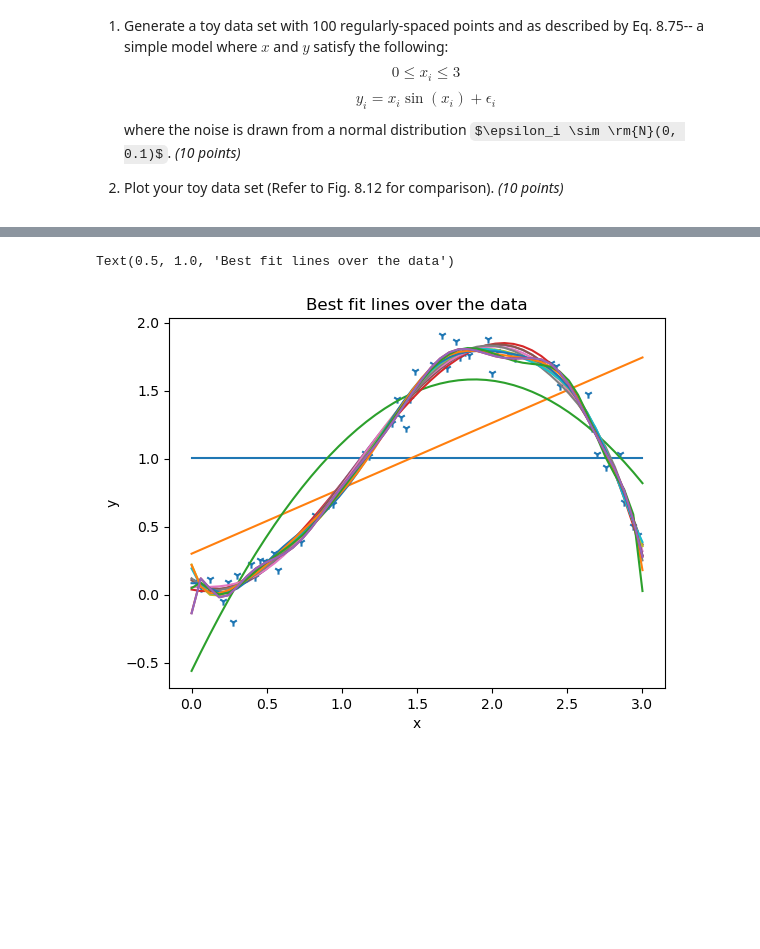
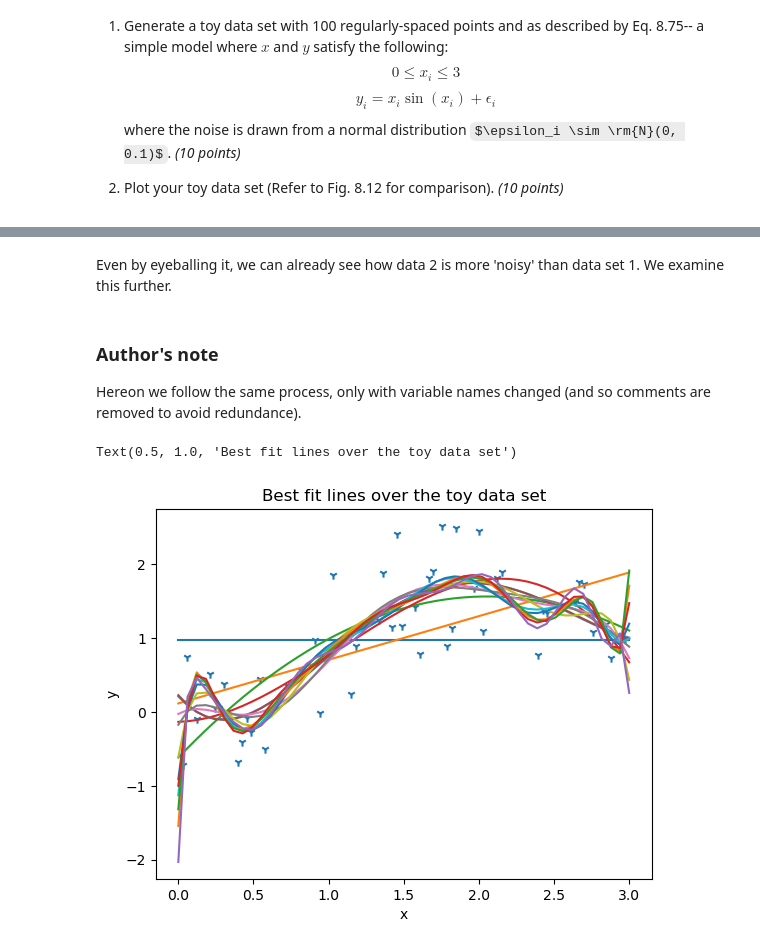
Before and after one commit to davidsaurus/AP_157_Lab, a Jupyter notebook: Daffon_AP157_lab_assignment_A1.ipynb, the cells around one changed output, grey strips where cells are left out. Cells and saved outputs as stored; diff of their text form; code cells hidden in the pictures; some formulas as TeX source; blank space fills up the shorter version.

```diff
--- a/Daffon_AP157_lab_assignment_A1.ipynb
+++ b/Daffon_AP157_lab_assignment_A1.ipynb
@@ -81,0 +104,23 @@ x_testf, x_cvad, y_testf, y_cvad = model_selection.train_test_split(x_testi, y_t
+# %%
+polyline2 = np.linspace(0, 3, 25) #create linspace with same dimensions as training and cvad (25% of 100 data points)
+model_array2 = [] #empty lists to store iteration results
+model_array3 = []
+metrics_train_list = []
+metrics_cvad_list = []
+
+for i in np.arange(0, 15, 1): #creating, but not plotting best fit model from degree 0 to 14 using for loop for efficiency
+  model = np.poly1d(np.polyfit(x_train, y_train, i))
+  model_array2.append(model(x_train))
+  model_array3.append(model(x_cvad))
+
+for j in np.arange(0, 15, 1): # taking the rmse of each best fit model for training and cross validation data subsets
+  metrics_train_list.append(metrics.mean_squared_error(y_train, model_array2[j], squared=False))
+  metrics_cvad_list.append(metrics.mean_squared_error(y_cvad, model_array3[j], squared=False))
+
+plt.plot(np.arange(0, 15, 1), metrics_train_list, label='Training', marker='o', linestyle='dotted') # plotting
+plt.plot(np.arange(0, 15, 1), metrics_cvad_list, label='Cross-validation', marker='o', linestyle='dotted')
+plt.grid()
+plt.title('RMSE of Training and Cross-validation Models vs Model Degree')
+plt.xlabel('Model Degree')
+plt.ylabel('RMSE Value')
+plt.legend()
@@ -81,0 +133,13 @@ x_testf, x_cvad, y_testf, y_cvad = model_selection.train_test_split(x_testi, y_t
+# %%
+x2 = np.linspace(0, 3, 100) # creating 100 regularly-spaced points from 0 to 3 as values of x
+eps2 = np.random.normal(0, 0.5, 100) # creating 100 random points (from the normal distribution), but this time with stdev of 0.5
+
+def f2(x2): # defining the function according to Eq. 8.75
+  return x2*np.sin(x2) + eps2
+
+y2 = f2(x2) # storing output as  variable y
+
+plt.scatter(x2, y2, marker='1') # plotting
+plt.xlabel('x')
+plt.ylabel('y')
+plt.title("Toy data set 2")
@@ -82,16 +149,25 @@ x_testf, x_cvad, y_testf, y_cvad = model_selection.train_test_split(x_testi, y_t
+# %% [markdown]
+Even by eyeballing it, we can already see how data 2 is more 'noisy' than data set 1. We examine this further.
+# %% [markdown]
+### Author's note
+
+Hereon we follow the same process, only with variable names changed (and so comments are removed to avoid redundance).
+# %%
+x2_train, x2_testi, y2_train, y2_testi = model_selection.train_test_split(x2, y2, test_size=0.5, random_state=100)
+x2_testf, x2_cvad, y2_testf, y2_cvad = model_selection.train_test_split(x_testi, y_testi, test_size=0.5, random_state=100)
 # %%
 polyline = np.linspace(0, 3, 50)
 model_array = []
 
 for i in np.arange(0, 15, 1):
-  model = np.poly1d(np.polyfit(x_train, y_train, i))
+  model = np.poly1d(np.polyfit(x2_train, y2_train, i))
   model_array.append(model(polyline))
   plt.plot(polyline, model_array[i])
 
-plt.scatter(x_train, y_train, marker="1")
+plt.scatter(x2_train, y2_train, marker="1")
 plt.xlabel('x')
 plt.ylabel('y')
-plt.title('Best fit lines over the data')
+plt.title('Best fit lines over the toy data set')
 # %% [output]
-Text(0.5, 1.0, 'Best fit lines over the data')
+Text(0.5, 1.0, 'Best fit lines over the toy data set')
-[figure, old version]
+[figure, new version]
```
Also changed, not shown: parts of 14 cells of this notebook.
